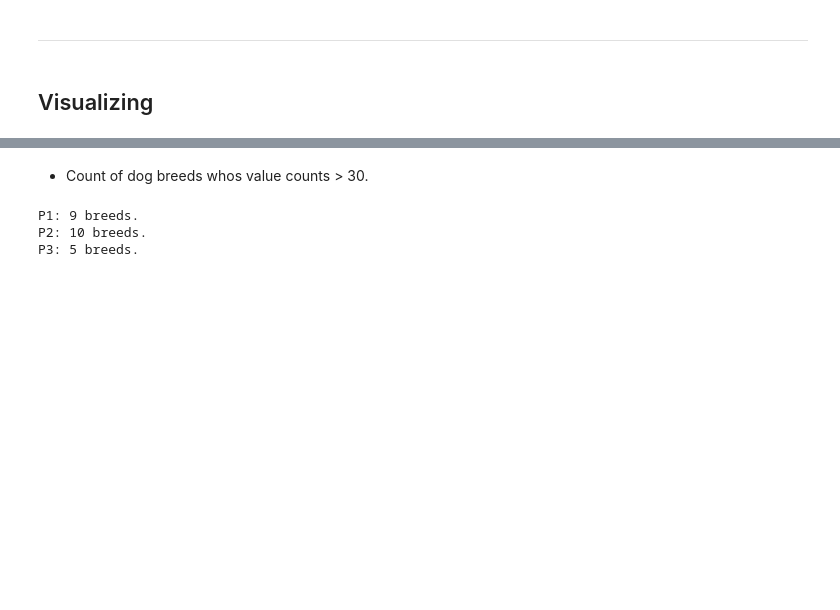
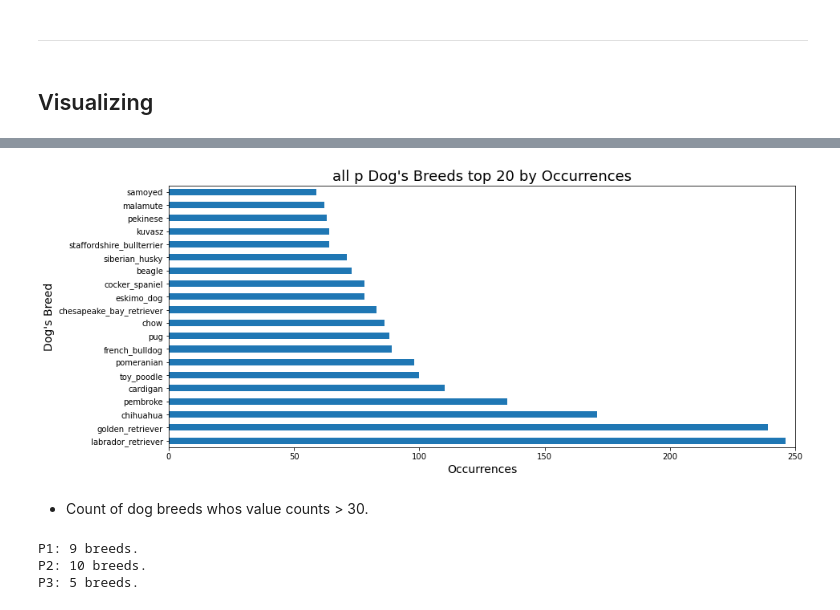
Before and after one commit to hedejan/Wrangle-and-Analyze-Data, a Jupyter notebook: wrangle_act.ipynb, the cells around one changed output, grey strips where cells are left out. Cells and saved outputs as stored; diff of their text form; code cells hidden in the pictures; blank space fills up the shorter version.

```diff
--- a/wrangle_act.ipynb
+++ b/wrangle_act.ipynb
@@ -1599,3 +1599,8 @@ great_pyrenees                    23
 american_staffordshire_terrier    21
 chesapeake_bay_retriever          21
 Name: p3, dtype: int64
+# %%
+data = list(df.p1) + list(df.p2) + list(df.p3)
+columns=['all_predict']
+df_all_p = pd.DataFrame(data=data, columns=columns)
+df_all_p.all_predict.value_counts().head(20)
@@ -1719,3 +1745,15 @@ barchart(p3_count,
+# %%
+# Value counts to build a histogram.
+all_p_count = df_all_p.all_predict.value_counts().head(20)
+
+# Plotting the graphic.
+barchart(all_p_count,
+           title = 'all p Dog\'s Breeds top 20 by Occurrences',
+           xlabel = 'Occurrences',
+           ylabel = 'Dog\'s Breed',
+        x_range = 250)
+# %% [output]
+[figure, added]
 # %% [markdown]
 * Count of dog breeds whos value counts > 30.
 # %%
```
Also changed, not shown: parts of 52 cells of this notebook, 4 other files.
